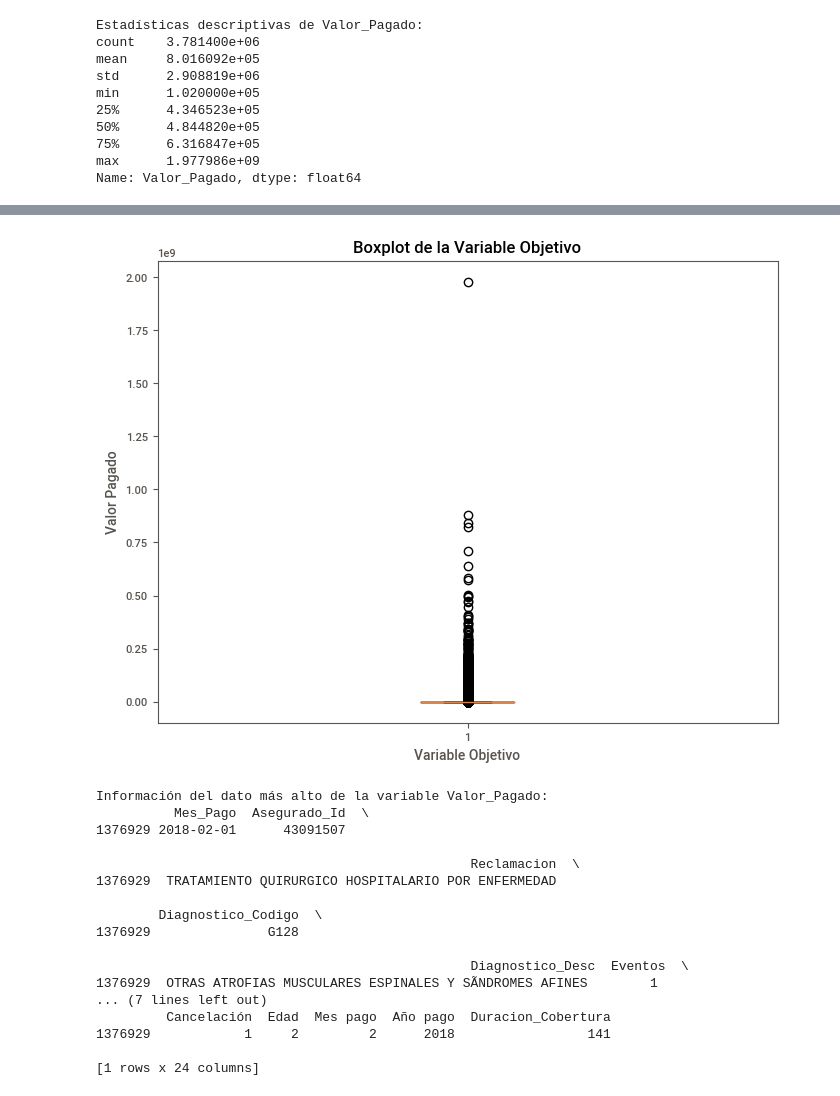
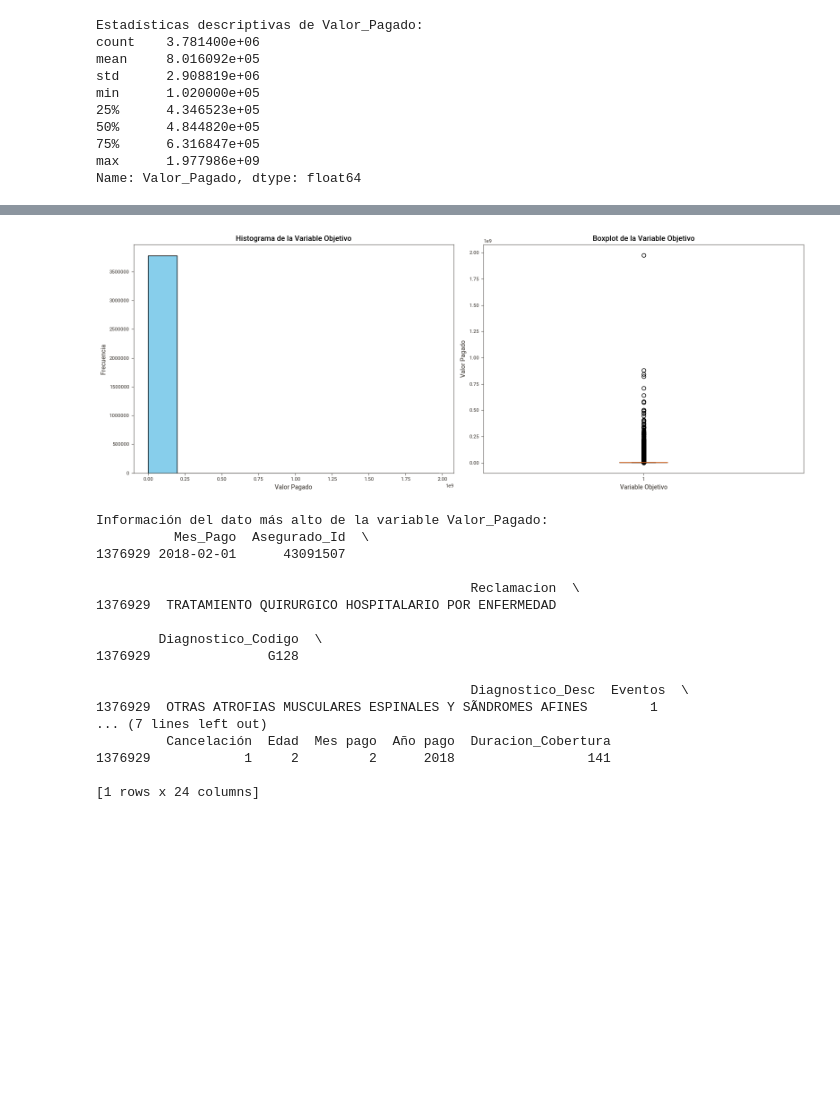
Before and after one commit to veronica1908/FINANZAS_E4_AIII, a Jupyter notebook: b_Limpieza_Transformacion_A_Exploratorio.ipynb, the cells around one changed output, grey strips where cells are left out. Cells and saved outputs as stored; diff of their text form; code cells hidden in the pictures; blank space fills up the shorter version.

```diff
--- a/b_Limpieza_Transformacion_A_Exploratorio.ipynb
+++ b/b_Limpieza_Transformacion_A_Exploratorio.ipynb
@@ -480,14 +467,25 @@ plt.show()
-# %%
-#Revisamos valores atípicos de la variable objetivo
-#boxplot
-plt.figure(figsize=(8, 6))
-plt.boxplot(base_final['Valor_Pagado'])
-plt.xlabel('Variable Objetivo')
-plt.ylabel('Valor Pagado')
-plt.title('Boxplot de la Variable Objetivo')
-plt.show()
-# %% [output]
-[figure, removed]
+# %%
+fig, ax = plt.subplots(1, 2, figsize=(16, 6))
+
+# Graficar el histograma de distribución de la variable objetivo
+ax[0].hist(base_final['Valor_Pagado'], bins=10, color='skyblue', edgecolor='black')
+ax[0].set_xlabel('Valor Pagado')
+ax[0].set_ylabel('Frecuencia')
+ax[0].set_title('Histograma de la Variable Objetivo')
+
+# Graficar el boxplot de la variable objetivo
+ax[1].boxplot(base_final['Valor_Pagado'])
+ax[1].set_xlabel('Variable Objetivo')
+ax[1].set_ylabel('Valor Pagado')
+ax[1].set_title('Boxplot de la Variable Objetivo')
+
+# Ajustar el diseño
+plt.tight_layout()
+
+# Mostrar la figura
+plt.show()
+# %% [output]
+[figure, added]
 # %%
 #Hay un valor muy lejano a los datos por valor de 1.9 billones, revisemos la información asociada a este registro:
 
```
Also changed, not shown: parts of 12 cells of this notebook.
